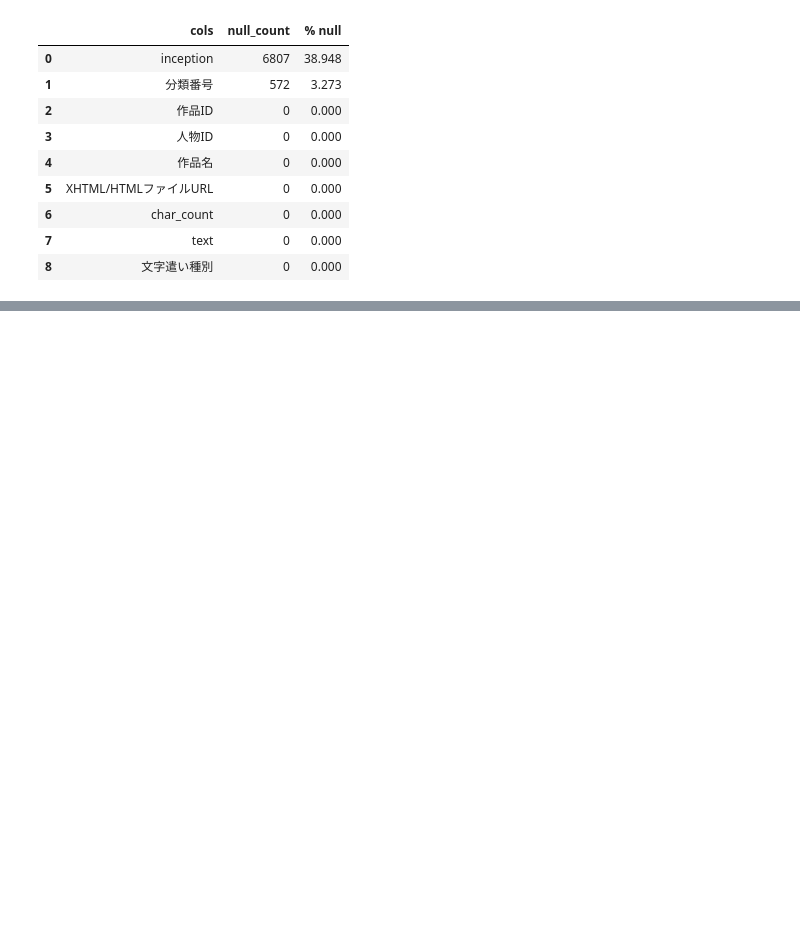
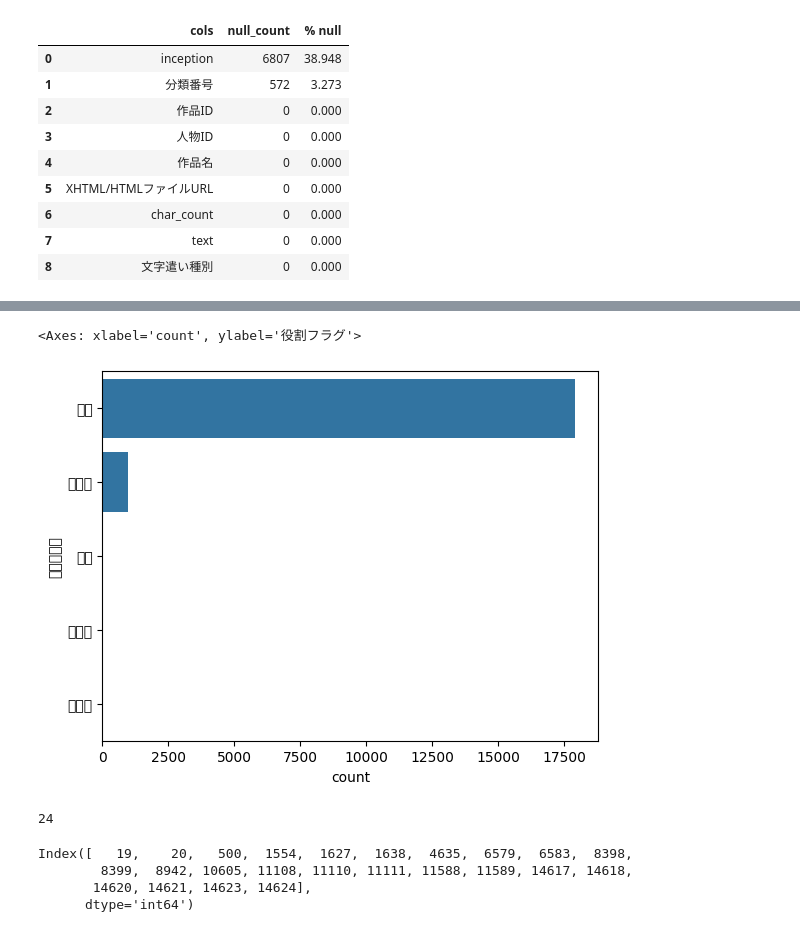
Before and after one commit to j-chowder/japanese_literature, a Jupyter notebook: feature_engineering.ipynb, the cells around one changed output, grey strips where cells are left out. Cells and saved outputs as stored; diff of their text form; code cells hidden in the pictures; blank space fills up the shorter version.

```diff
--- a/feature_engineering.ipynb
+++ b/feature_engineering.ipynb
@@ -144,0 +150,2 @@ author[author['id'] == 1790]
+# %%
+books = books.rename({'人物ID': 'id'}, axis=1)
@@ -144,0 +188,9 @@ author[author['id'] == 1790]
+# %%
+author_role = pd.read_csv('./data/list_person_all_extended_utf8.csv', usecols=['作品ID', '役割フラグ'])
+# %%
+books_merged = books.merge(author_role, how='left', on='作品ID' )
+# %%
+sns.countplot(books_merged['役割フラグ'])
+# %% [output]
+<Axes: xlabel='count', ylabel='役割フラグ'>
+[figure, added]
@@ -144,0 +201,13 @@ author[author['id'] == 1790]
+# %%
+len(merge[impossible])
+# %% [output]
+24
+# %%
+idx = merge[impossible].index
+
+idx
+# %% [output]
+Index([   19,    20,   500,  1554,  1627,  1638,  4635,  6579,  6583,  8398,
+        8399,  8942, 10605, 11108, 11110, 11111, 11588, 11589, 14617, 14618,
+       14620, 14621, 14623, 14624],
+      dtype='int64')
```
Also changed, not shown: parts of 32 cells of this notebook, 1 other file.
